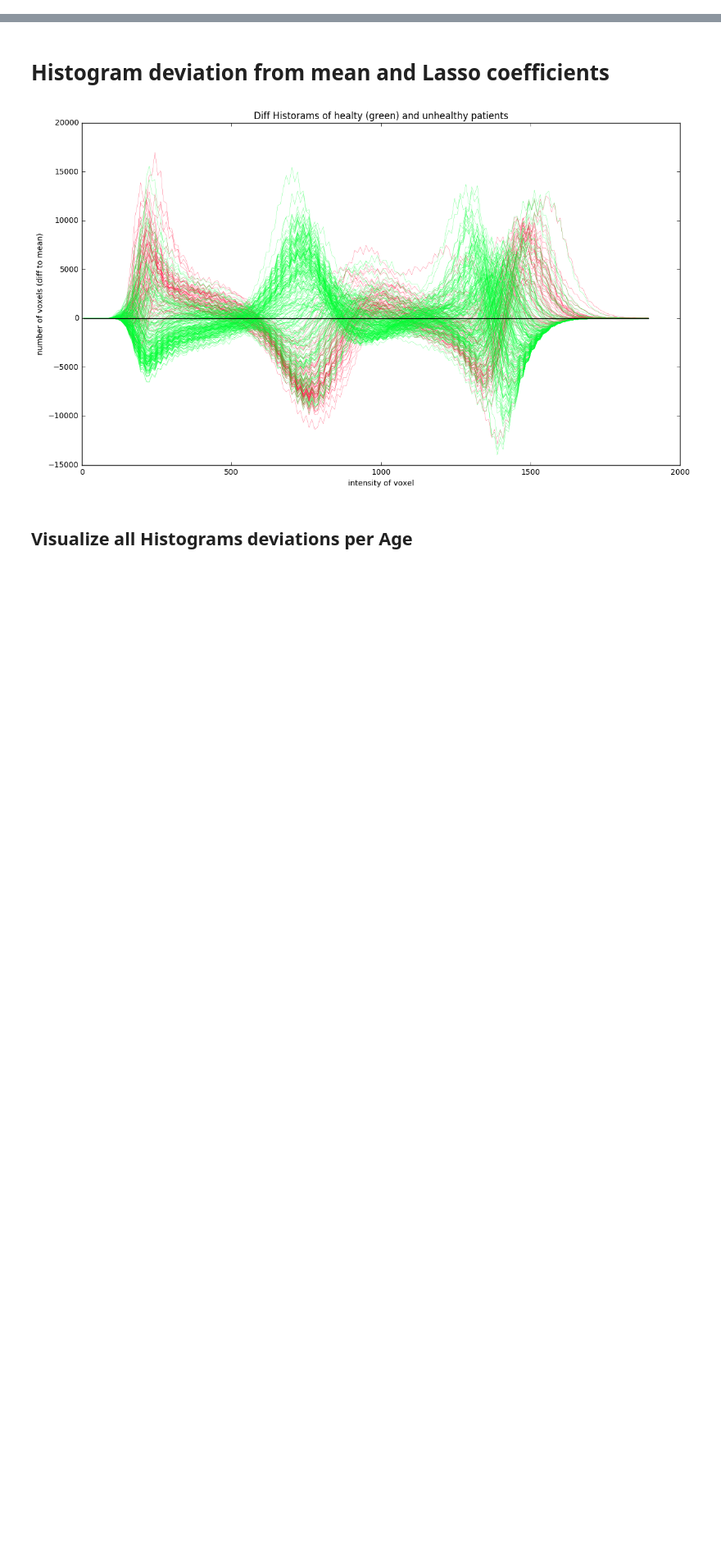
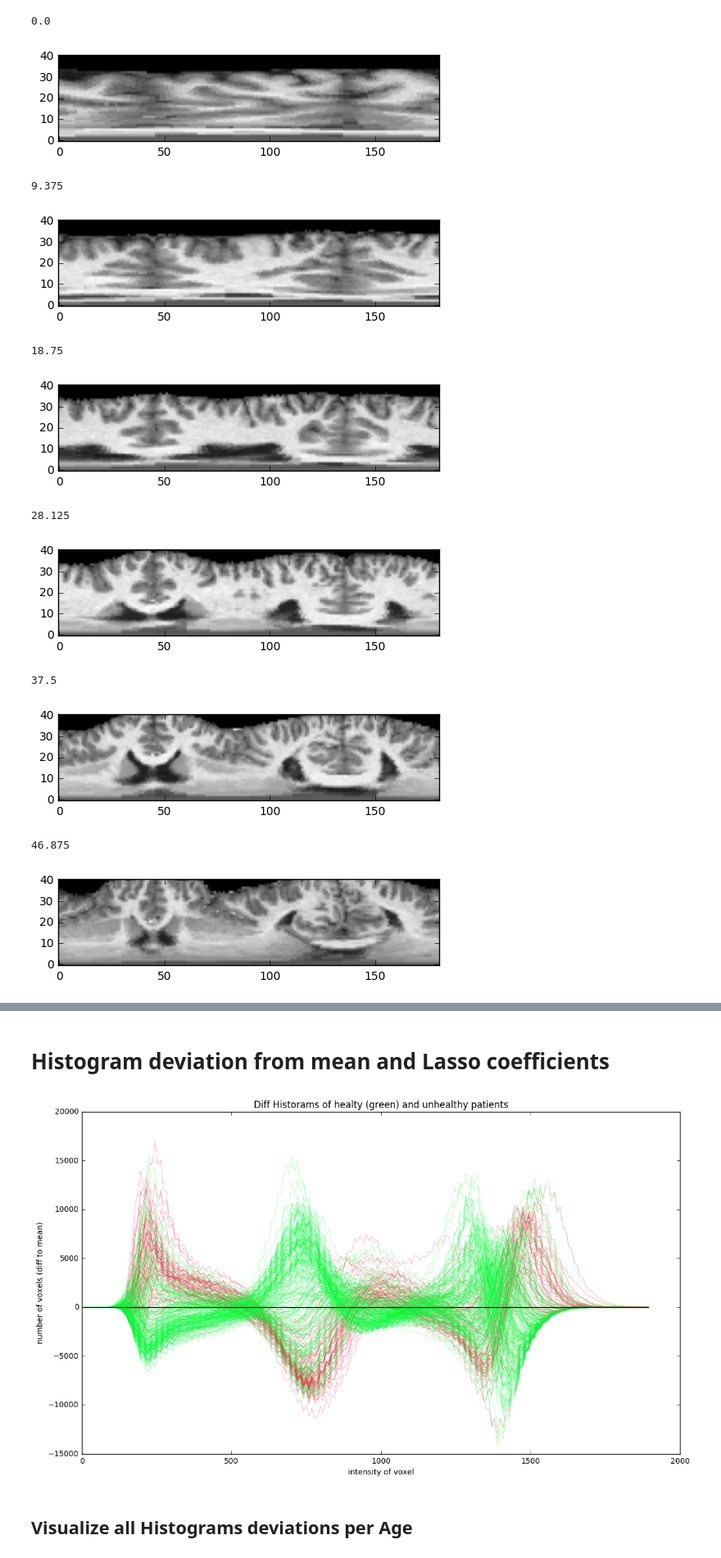
Before and after one commit to GollyTicker/orel-ml, a Jupyter notebook: validated-Many-Histograms.ipynb, the cells around one changed output, grey strips where cells are left out. Shown at 82% size. Cells and saved outputs as stored; diff of their text form; code cells hidden in the pictures; blank space fills up the shorter version.

```diff
--- a/validated-Many-Histograms.ipynb
+++ b/validated-Many-Histograms.ipynb
@@ -120,0 +184,19 @@ tMax = 180-tMin
+# %%
+i = 0
+for theta in np.linspace(0,xSpherical[i].shape[1]-1,9):
+  print theta
+  plt.imshow(xSpherical[i,:,theta,:], cmap="gray", origin="lower")
+  plt.show()
+# %% [output]
+0.0
+[figure, added]
+9.375
+[figure, added]
+18.75
+[figure, added]
+28.125
+[figure, added]
+37.5
+[figure, added]
+46.875
+[figure, added]
```
Also changed, not shown: parts of 14 cells of this notebook.
